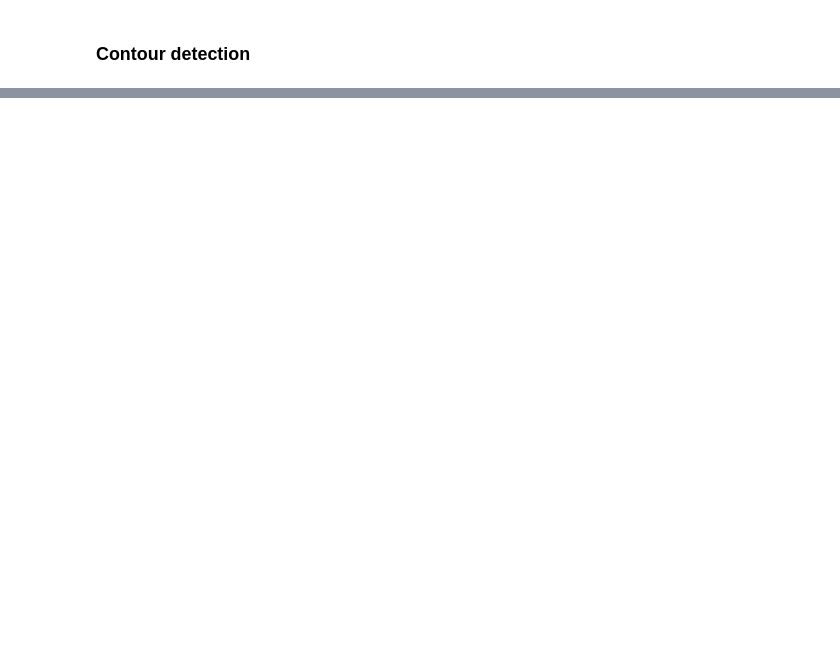
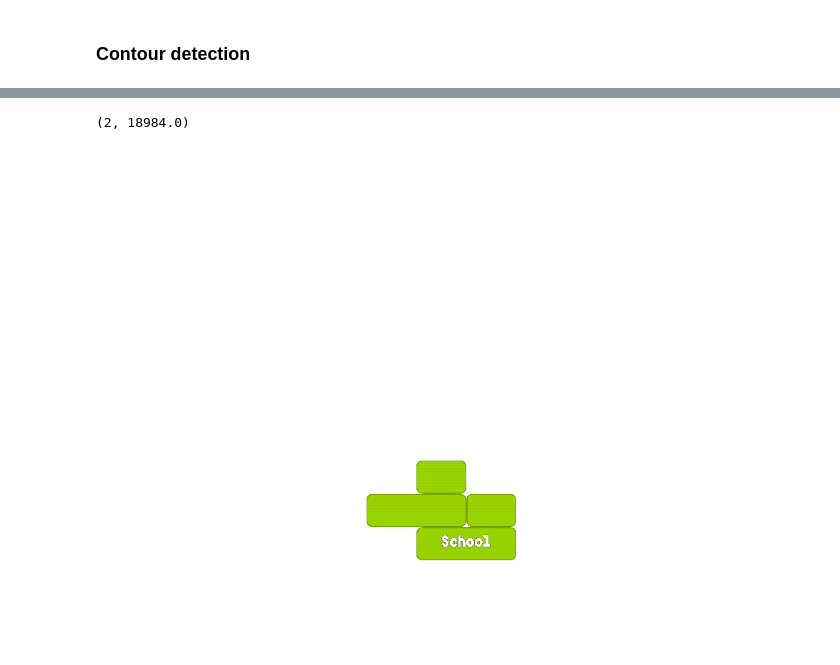
Before and after one commit to pravj/semantris-solver, a Jupyter notebook: Semantris Block Mode.ipynb, the cells around one changed output, grey strips where cells are left out. Cells and saved outputs as stored; diff of their text form; code cells hidden in the pictures; blank space fills up the shorter version.

```diff
--- a/Semantris Block Mode.ipynb
+++ b/Semantris Block Mode.ipynb
@@ -131,0 +131,7 @@ showarray(cv2.drawContours(im2, contours, -1, (0,0,0)))
+# %%
+# find contour in gray scale image
+_, thresh = cv2.threshold(imgray, 75, 255, 0)
+thresh = cv2.erode(thresh, None, iterations=2)
+thresh = cv2.dilate(thresh, None, iterations=2)
+
+im2, contours, hierarchy = cv2.findContours(thresh, cv2.RETR_EXTERNAL, cv2.CHAIN_APPROX_SIMPLE)
@@ -131,0 +144,18 @@ showarray(cv2.drawContours(im2, contours, -1, (0,0,0)))
+# %%
+# finding contour with maximum area
+max_area_contour_index = 0
+max_area_contour = 0
+
+for i, contour in enumerate(contours):
+    rect = cv2.minAreaRect(contour)
+    box = cv2.boxPoints(rect)
+    box = np.int0(box)
+    imgray = cv2.drawContours(imgray, [box], 0, (0,255,0), 10)
+
+    print('perimeter', cv2.arcLength(contour, True))
+    area = cv2.contourArea(contour)
+    print('area', area)
+
+    if cv2.contourArea(contour) >= max_area_contour:
+        max_area_contour = area
+        max_area_contour_index = i
@@ -131,0 +171,12 @@ showarray(cv2.drawContours(im2, contours, -1, (0,0,0)))
+# %%
+max_area_contour_index, max_area_contour
+# %% [output]
+(2, 18984.0)
+# %%
+# mask out the image with maximum area contour
+mask_contour = np.zeros(imgray.shape[:2], np.uint8)
+cv2.drawContours(mask_contour, [contours[max_area_contour_index]],-1, 255, -1)
+max_area_contour_image = cv2.bitwise_and(colored_res, colored_res, mask=mask_contour)
+showarray(max_area_contour_image)
+# %% [output]
+[figure, added]
```
Also changed, not shown: parts of 15 cells of this notebook, 1 other file.
